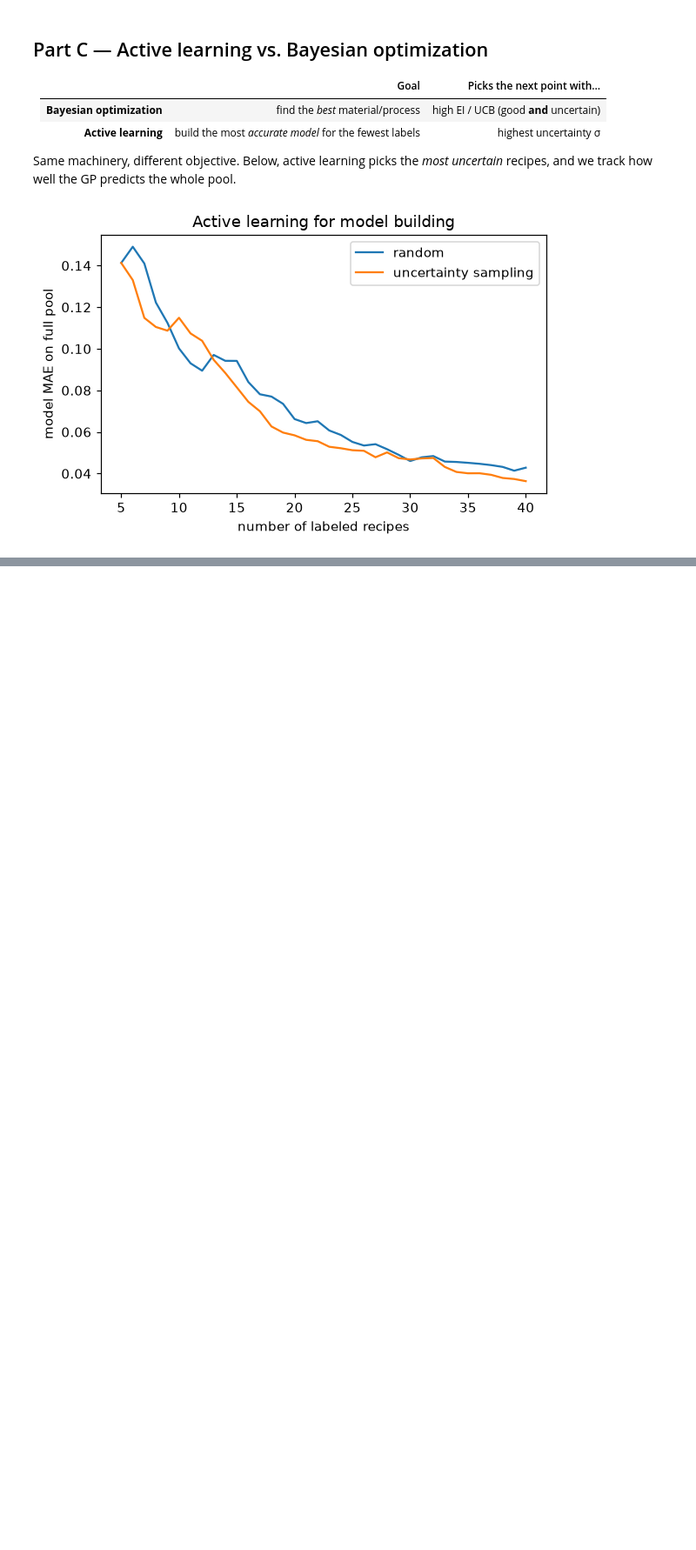
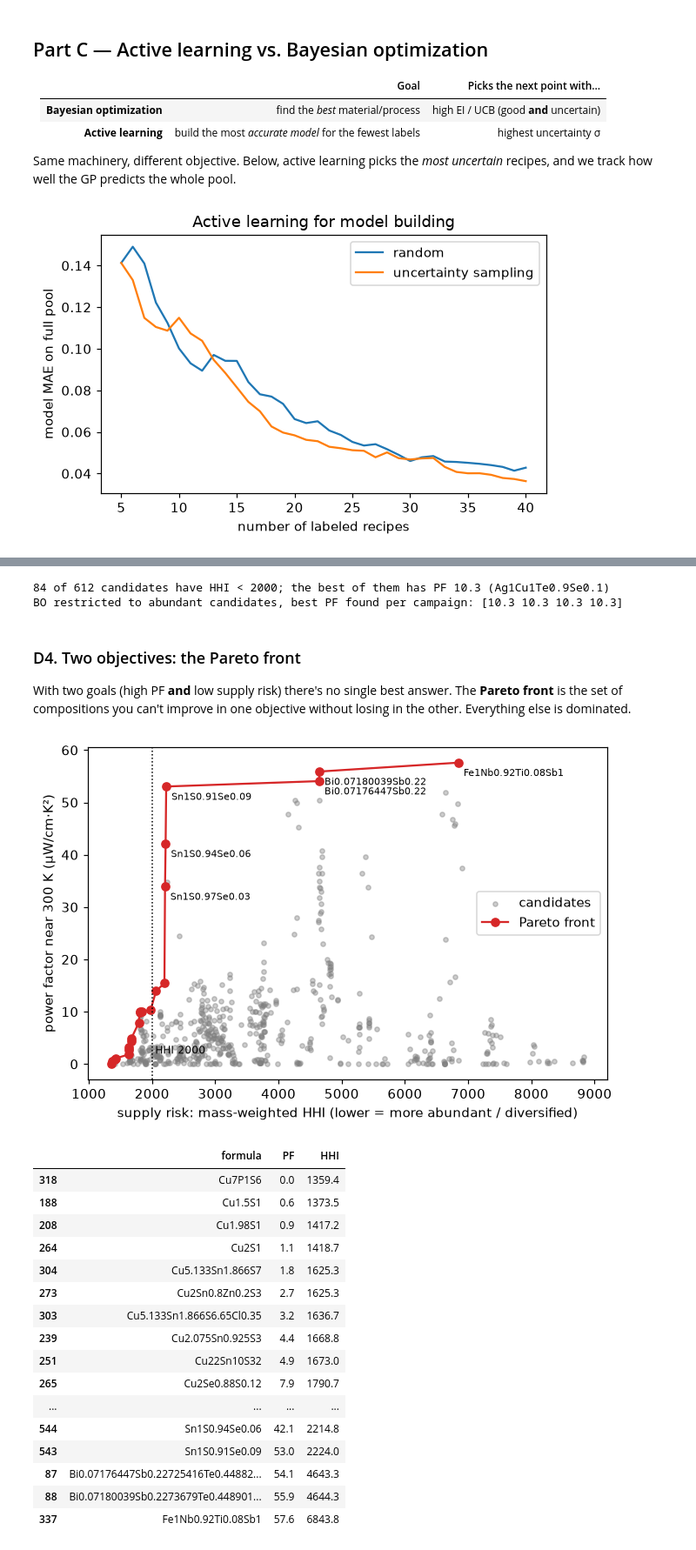
Before and after one commit to sp8rks/ACerS_AI_ML_Workshop, a Jupyter notebook: sessions/05_bayesian_optimization/05_bayesian_optimization.ipynb, the cells around one changed output, grey strips where cells are left out. Shown at 87% size. Cells and saved outputs as stored; diff of their text form; code cells hidden in the pictures; blank space fills up the shorter version.

```diff
--- a/sessions/05_bayesian_optimization/05_bayesian_optimization.ipynb
+++ b/sessions/05_bayesian_optimization/05_bayesian_optimization.ipynb
@@ -319,0 +408,44 @@ plt.show()
+# %%
+abundant = (cands.HHI < 2000).to_numpy()            # "low to moderate" supply concentration
+print(f"{abundant.sum()} of {len(cands)} candidates have HHI < 2000; the best of them has PF {cands.PF[abundant].max():.1f} "
+      f"({cands.formula[abundant][cands.PF[abundant].idxmax()]})")
+best_found = [10 ** y_te[te_campaign("BO", seed, allowed=abundant)].max() for seed in range(4)]
+print("BO restricted to abundant candidates, best PF found per campaign:", np.round(best_found, 1))
+# %% [output]
+84 of 612 candidates have HHI < 2000; the best of them has PF 10.3 (Ag1Cu1Te0.9Se0.1)
+BO restricted to abundant candidates, best PF found per campaign: [10.3 10.3 10.3 10.3]
+# %% [markdown]
+### D4. Two objectives: the Pareto front
+With two goals (high PF **and** low supply risk) there's no single best answer. The **Pareto front** is the set of compositions you can't improve in one objective without losing in the other. Everything else is dominated.
+# %%
+order = cands.sort_values("HHI")
+front = order[order.PF >= order.PF.cummax()].drop_duplicates("PF")    # best PF seen so far, scanning from low HHI
+
+fig, ax = plt.subplots(figsize=(7, 4.5))
+ax.scatter(cands.HHI, cands.PF, s=12, alpha=0.4, color="gray", label="candidates")
+ax.plot(front.HHI, front.PF, "o-", color="C3", label="Pareto front")
+for _, r in front.tail(6).iterrows():
+    ax.annotate(r.formula[:18], (r.HHI, r.PF), fontsize=7, xytext=(4, -10), textcoords="offset points")
+ax.axvline(2000, color="k", ls=":", lw=1); ax.text(2050, 2, "HHI 2000", fontsize=8)
+ax.set_xlabel("supply risk: mass-weighted HHI (lower = more abundant / diversified)"); ax.set_ylabel("power factor near 300 K (µW/cm·K²)")
+ax.legend(); plt.show()
+front[["formula", "PF", "HHI"]].round(1)
+# %% [output]
+[figure, added]
+|  | formula | PF | HHI |
+| 318 | Cu7P1S6 | 0.0 | 1359.4 |
+| 188 | Cu1.5S1 | 0.6 | 1373.5 |
+| 208 | Cu1.98S1 | 0.9 | 1417.2 |
+| 264 | Cu2S1 | 1.1 | 1418.7 |
+| 304 | Cu5.133Sn1.866S7 | 1.8 | 1625.3 |
+| 273 | Cu2Sn0.8Zn0.2S3 | 2.7 | 1625.3 |
+| 303 | Cu5.133Sn1.866S6.65Cl0.35 | 3.2 | 1636.7 |
+| 239 | Cu2.075Sn0.925S3 | 4.4 | 1668.8 |
+| 251 | Cu22Sn10S32 | 4.9 | 1673.0 |
+| 265 | Cu2Se0.88S0.12 | 7.9 | 1790.7 |
+| ... | ... | ... | ... |
+| 544 | Sn1S0.94Se0.06 | 42.1 | 2214.8 |
+| 543 | Sn1S0.91Se0.09 | 53.0 | 2224.0 |
+| 87 | Bi0.07176447Sb0.22725416Te0.44882... | 54.1 | 4643.3 |
+| 88 | Bi0.07180039Sb0.2273679Te0.448901... | 55.9 | 4644.3 |
+| 337 | Fe1Nb0.92Ti0.08Sb1 | 57.6 | 6843.8 |
```
Also changed, not shown: parts of 18 cells of this notebook, 8 other files.
